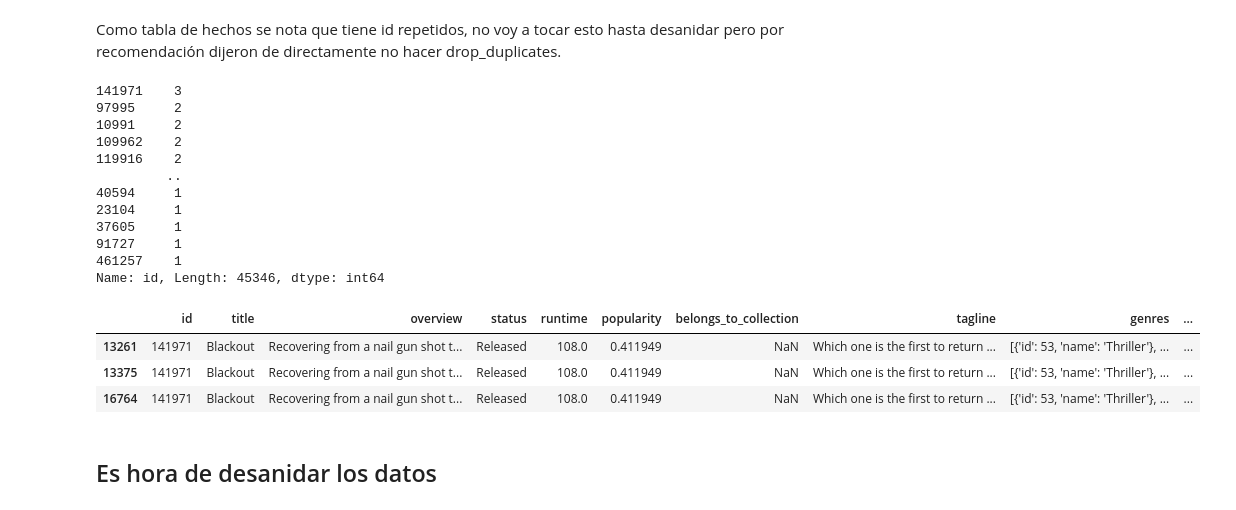
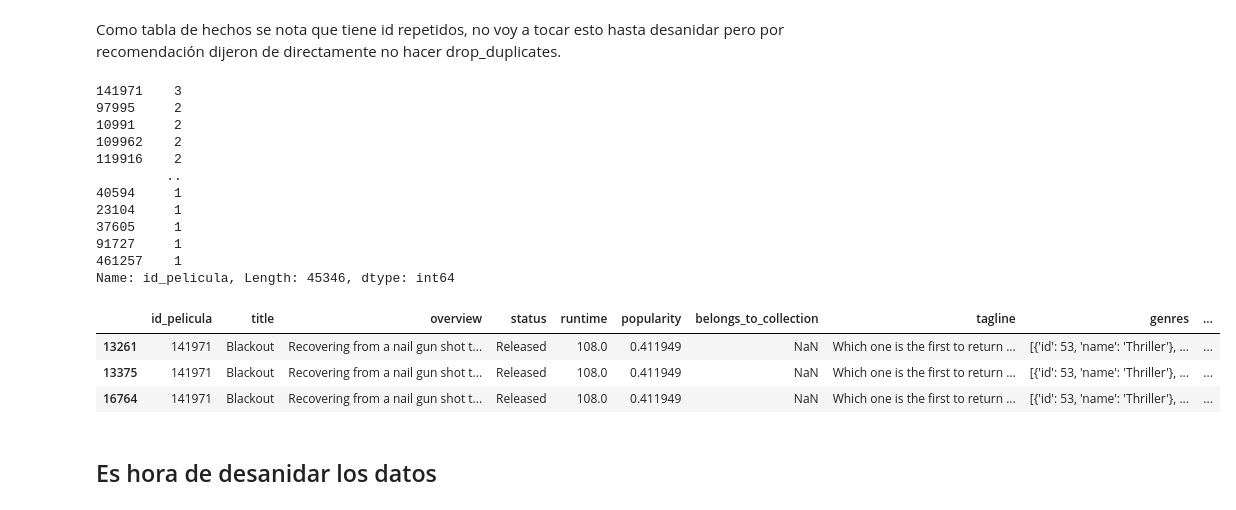
Before and after one commit to A-Lasso/Proyecto_Individual1, a Jupyter notebook: Codigo.ipynb, the cells around one changed output. Drawn from its saved outputs; the diff is of its cells as text; code cells hidden in the pictures.

```diff
--- a/Codigo.ipynb
+++ b/Codigo.ipynb
@@ -457,7 +462,7 @@ data2= data.copy()
 # %% [markdown]
 Como tabla de hechos se nota que tiene id repetidos, no voy a tocar esto hasta desanidar pero por recomendación dijeron de directamente no hacer drop_duplicates.
 # %%
-data["id"].value_counts()
+data["id_pelicula"].value_counts()
 # %% [output]
 141971    3
 97995     2
@@ -470,11 +475,11 @@ data["id"].value_counts()
 37605     1
 91727     1
 461257    1
-Name: id, Length: 45346, dtype: int64
+Name: id_pelicula, Length: 45346, dtype: int64
 # %%
-data[data["id"]==141971]
+data[data["id_pelicula"]==141971]
 # %% [output]
-|  | id | title | overview | status | runtime | popularity | belongs_to_collection | tagline | genres | ... |
+|  | id_pelicula | title | overview | status | runtime | popularity | belongs_to_collection | tagline | genres | ... |
 | 13261 | 141971 | Blackout | Recovering from a nail gun shot t... | Released | 108.0 | 0.411949 | NaN | Which one is the first to return ... | [{'id': 53, 'name': 'Thriller'}, ... | ... |
 | 13375 | 141971 | Blackout | Recovering from a nail gun shot t... | Released | 108.0 | 0.411949 | NaN | Which one is the first to return ... | [{'id': 53, 'name': 'Thriller'}, ... | ... |
 | 16764 | 141971 | Blackout | Recovering from a nail gun shot t... | Released | 108.0 | 0.411949 | NaN | Which one is the first to return ... | [{'id': 53, 'name': 'Thriller'}, ... | ... |
```
Also changed, not shown: parts of 28 cells of this notebook, 1 other file.
